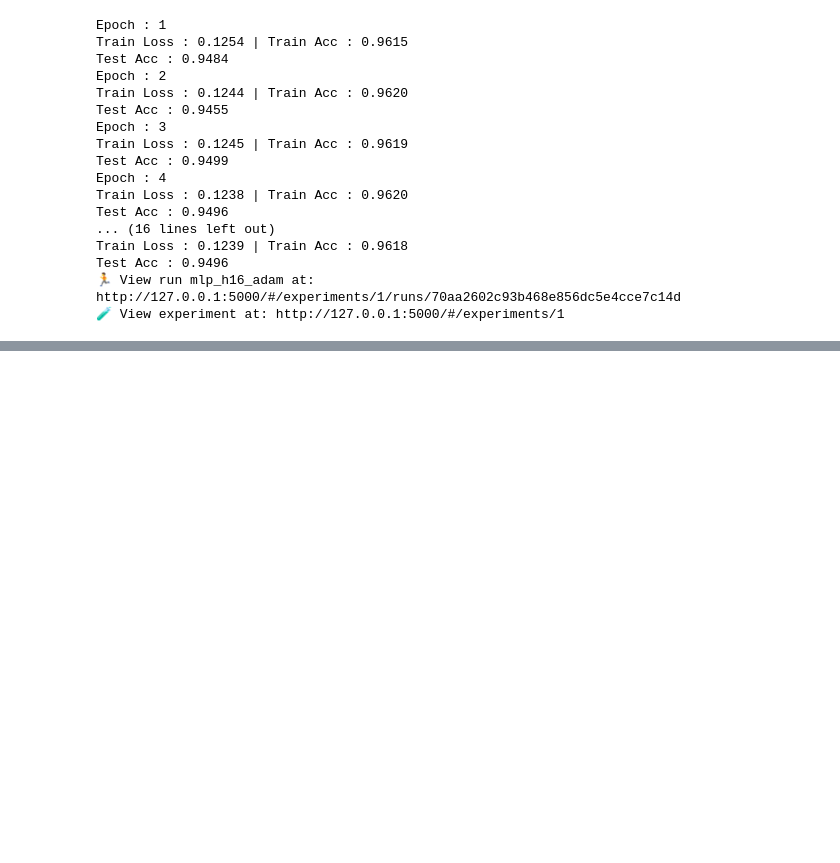
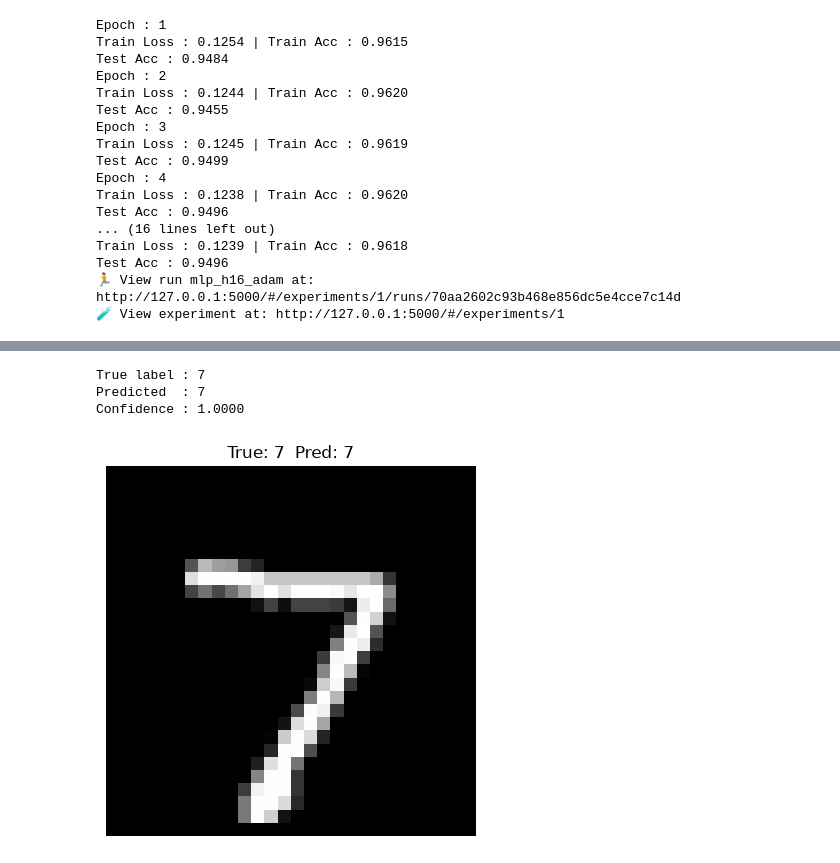
Before and after one commit to mukundnaramesh2605/mini-deep-learning-project, a Jupyter notebook: mini-deep-learning-project-mlflow.ipynb, the cells around one changed output, grey strips where cells are left out. Saved outputs shown, nothing was run; the diff lists cells and outputs as text; code cells hidden in the pictures; blank space fills up the shorter version.

```diff
--- a/mini-deep-learning-project-mlflow.ipynb
+++ b/mini-deep-learning-project-mlflow.ipynb
@@ -217,6 +217,7 @@ def test_loop(model, test_loader):
 def run_train_and_test(model, train_loaders, test_loaders, criterion, optimizer, params):
     mlflow.end_run()
     set_mlflow_run()
+    run_id = mlflow.active_run().info.run_id
     for epoch in range(params["epochs"]):
         print(f"Epoch : {epoch+1}")
         train_loss, train_acc = train_loop(model, train_loaders, criterion, optimizer)
@@ -226,4 +227,5 @@ def run_train_and_test(model, train_loaders, test_loaders, criterion, optimizer,
         mlflow.log_metric(f"train_acc_{epoch+1}", train_acc, step=epoch)
         mlflow.log_metric(f"test_acc_{epoch+1}", test_acc, step=epoch)
 
-mlflow.pytorch.log_model(model, "model")
+    mlflow.pytorch.log_model(model, "model")
+    return run_id
@@ -254,0 +272,15 @@ Test Acc : 0.9496
+# %%
+params = {
+    "hidden": 256,
+    "lr": 0.001,
+    "epochs": 10,
+    "batch_size": 64,
+    "optimizer": "Adam",
+    "dropout": 0.3
+}
+
+model = MLP_MNIST_3(hidden=params['hidden'], p=params['dropout'])
+criterion = nn.CrossEntropyLoss()
+optimizer = optim.Adam(model.parameters(), lr=params["lr"])
+
+run_train_and_test(model, train_loaders, test_loaders, criterion, optimizer, params)
@@ -254,0 +363,31 @@ Test Acc : 0.9496
+# %%
+import torch.nn.functional as F
+
+# Load from the registered model (or use the model object you already have)
+loaded = mlflow.pytorch.load_model(f"runs:/{run_id}/model").to(device)
+loaded.eval()
+
+# Pick one image from the test set
+image, label = test_loaders.dataset[0]     # change index to try others
+image = image.unsqueeze(0).to(device)      # add batch dim: (1, 1, 28, 28)
+
+with torch.no_grad():
+    logits = loaded(image)
+    probs = F.softmax(logits, dim=1)
+    pred = probs.argmax(dim=1).item()
+
+print(f"True label : {label}")
+print(f"Predicted  : {pred}")
+print(f"Confidence : {probs[0, pred]:.4f}")
+# %% [output]
+True label : 7
+Predicted  : 7
+Confidence : 1.0000
+# %%
+import matplotlib.pyplot as plt
+plt.imshow(image.squeeze().cpu(), cmap="gray")
+plt.title(f"True: {label}  Pred: {pred}")
+plt.axis("off")
+plt.show()
+# %% [output]
+[figure, added]
```
Also changed, not shown: parts of 7 cells of this notebook, 19 other files.
